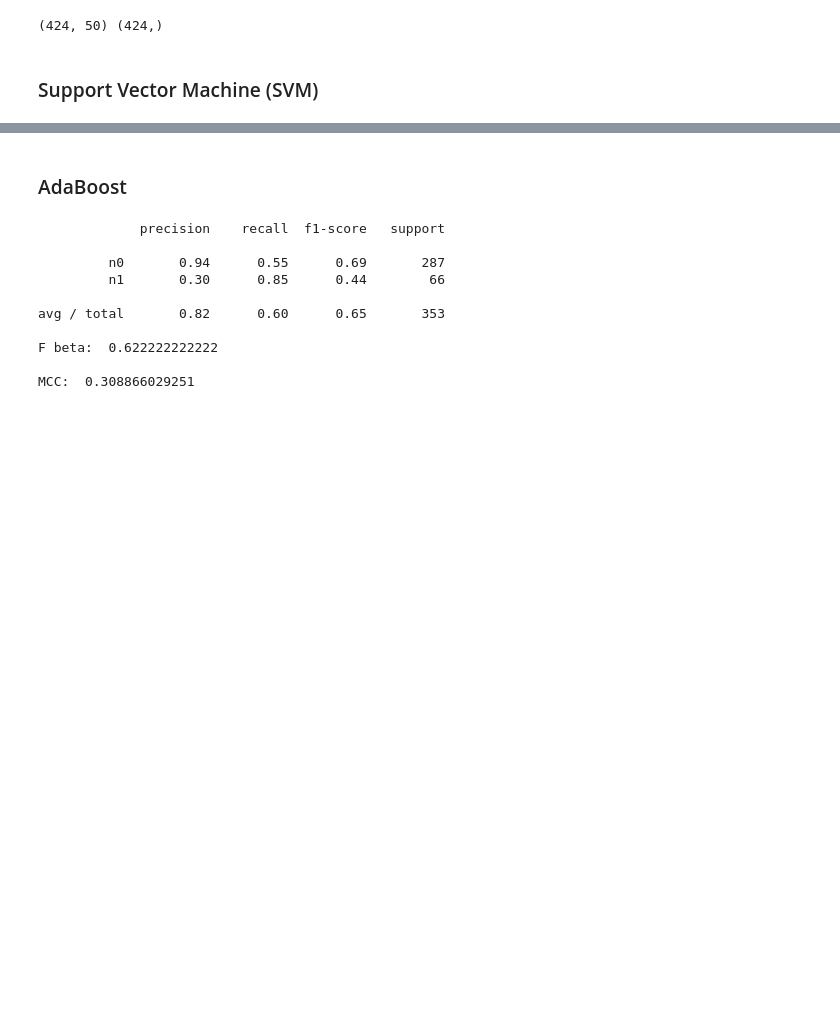
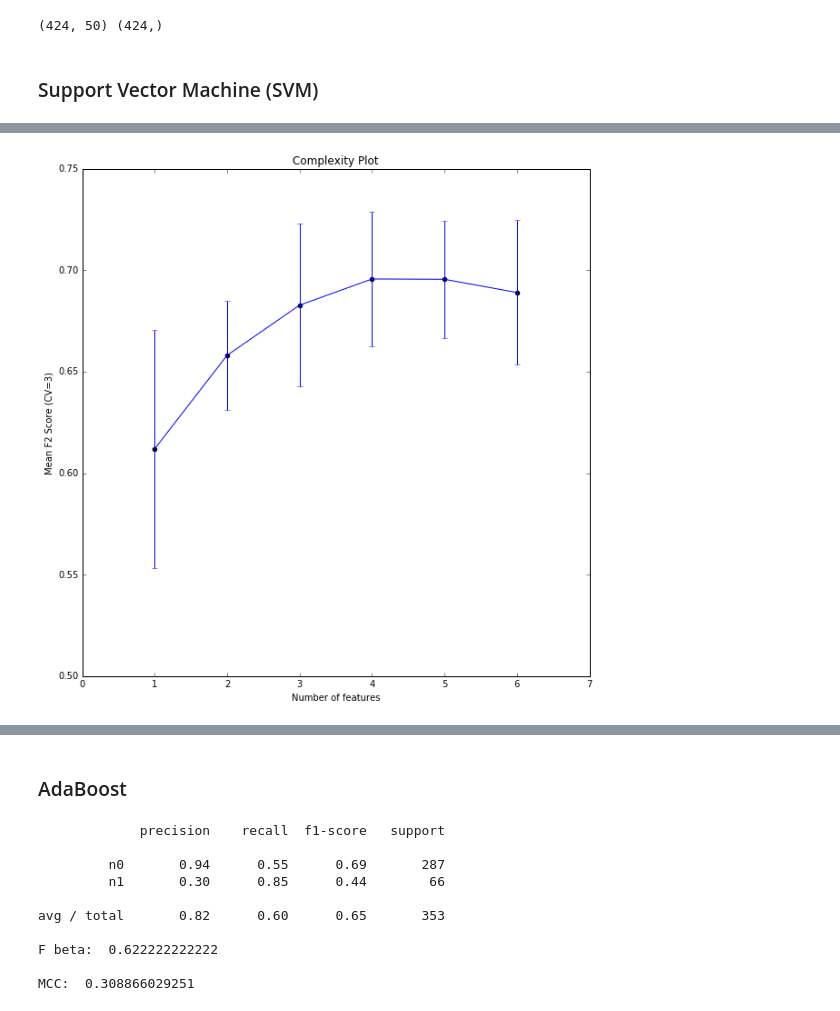
Before and after one commit to CCThompson82/Prostate_metastasis, a Jupyter notebook: PCa_Metastasis.ipynb, the cells around one changed output, grey strips where cells are left out. Drawn from its saved outputs; the diff is of its cells as text; code cells hidden in the pictures; blank space fills up the shorter version.

```diff
--- a/PCa_Metastasis.ipynb
+++ b/PCa_Metastasis.ipynb
@@ -324,0 +329,11 @@ MCC:  0.573514740277
+# %%
+estimator = SVC(C=1,
+          kernel='linear',
+          probability=False,
+          tol=0.01,
+          cache_size=200,
+          gamma = 'auto',
+          class_weight='balanced',
+          verbose=False,
+          max_iter=-1,
+          random_state= 123)
@@ -324,0 +395,4 @@ MCC:  0.573514740277
+# %%
+k_features, DF = wrapper(estimator, X_train, y_train, max_features= 15, show_max= False, steps_down=2)
+# %% [output]
+[figure, added]
```
Also changed, not shown: parts of 29 cells of this notebook, 4 other files.
